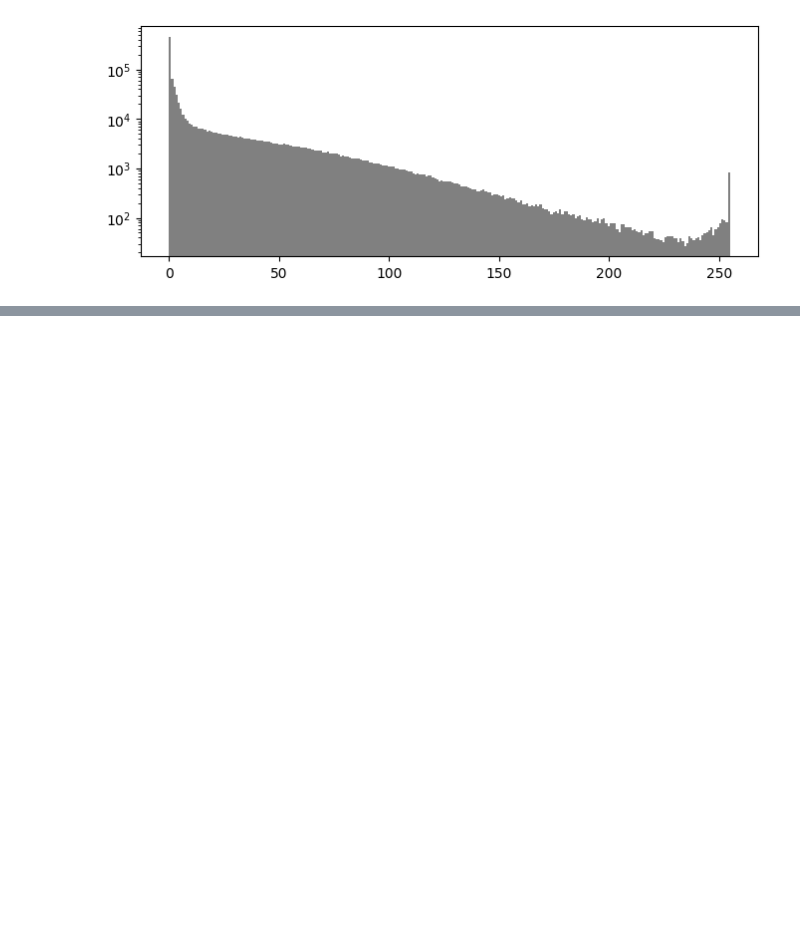
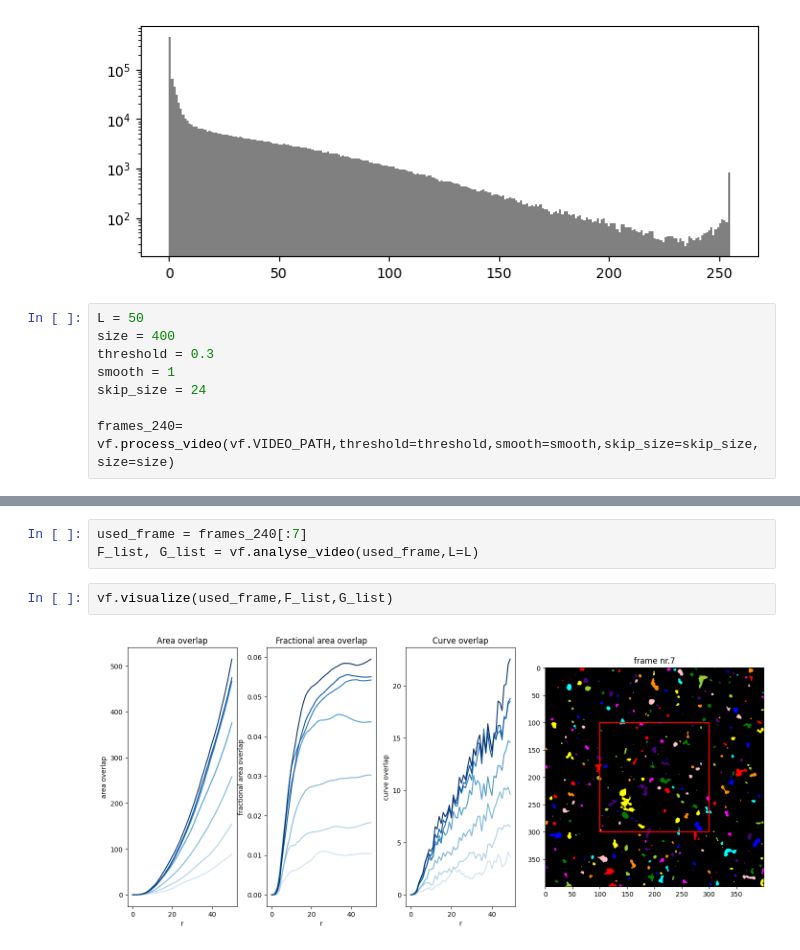
Before and after one commit to D-Gaard/MoleculeSim, a Jupyter notebook: videoStuff/video_stats.ipynb, the cells around one changed output, grey strips where cells are left out. Cells and saved outputs as stored; diff of their text form; blank space fills up the shorter version.

```diff
--- a/videoStuff/video_stats.ipynb
+++ b/videoStuff/video_stats.ipynb
@@ -49,3 +46,11 @@ plt.yscale("log")
 plt.show()
 # %% [output]
 [figure]
+# %%
+L = 50
+size = 400
+threshold = 0.3
+smooth = 1
+skip_size = 24
+
+frames_240= vf.process_video(vf.VIDEO_PATH,threshold=threshold,smooth=smooth,skip_size=skip_size,size=size)
@@ -51,0 +75,7 @@ plt.show()
+# %%
+used_frame = frames_240[:7]
+F_list, G_list = vf.analyse_video(used_frame,L=L)
+# %%
+vf.visualize(used_frame,F_list,G_list)
+# %% [output]
+[figure, added]
```
Also changed, not shown: parts of 4 cells of this notebook, 12 other files.
